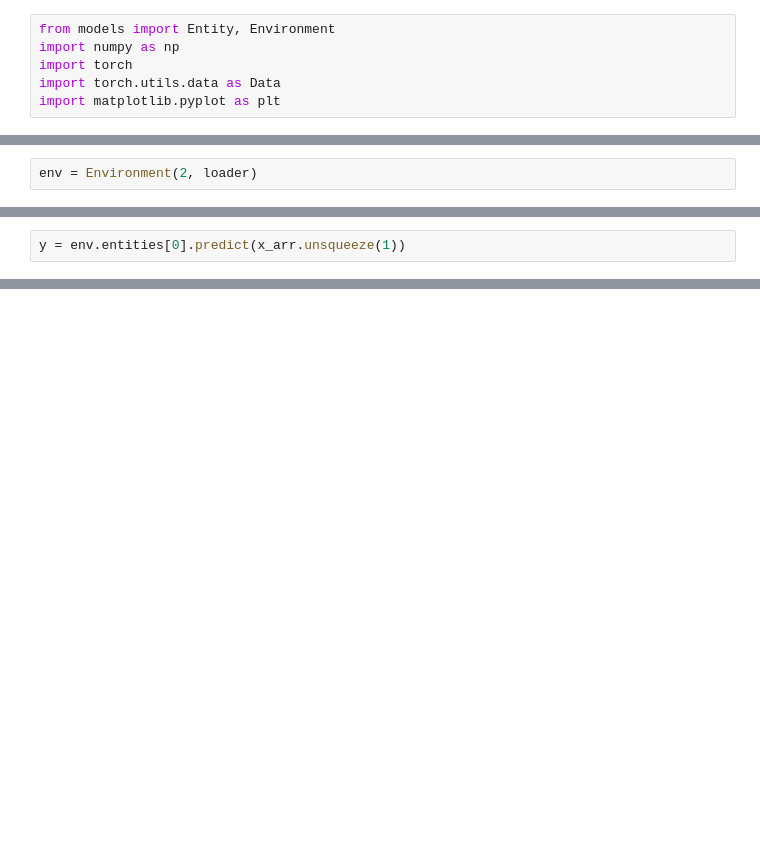
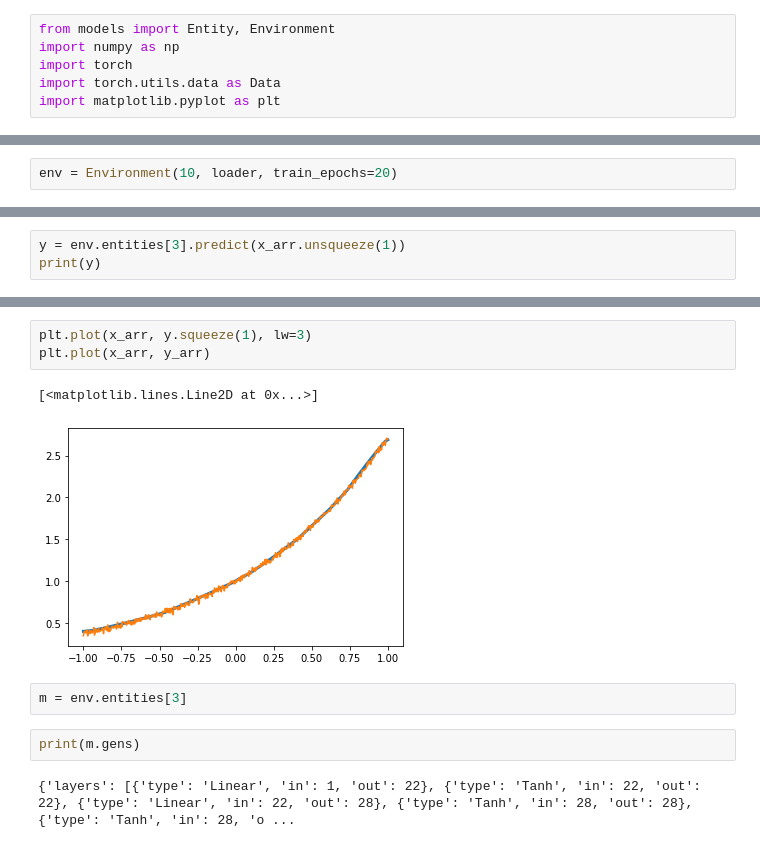
Before and after one commit to NOTfedos/nnga_course_work, a Jupyter notebook: test_env.ipynb, the cells around one changed output, grey strips where cells are left out. Drawn from its saved outputs; the diff is of its cells as text; blank space fills up the shorter version.

```diff
--- a/test_env.ipynb
+++ b/test_env.ipynb
@@ -21,2 +23,2 @@ plt.plot(x_arr, y_arr, marker="o", lw=0, markersize=2)
 # %%
-env = Environment(2, loader)
+env = Environment(10, loader, train_epochs=20)
@@ -31,3 +38,4 @@ env.train_epoch()
 # %%
-y = env.entities[0].predict(x_arr.unsqueeze(1))
+y = env.entities[3].predict(x_arr.unsqueeze(1))
+print(y)
 # %% [output]
@@ -34,0 +59,12 @@ SyntaxError: invalid syntax. Perhaps you forgot a comma? (Temp/ipykernel_3648/52
+# %%
+plt.plot(x_arr, y.squeeze(1), lw=3)
+plt.plot(x_arr, y_arr)
+# %% [output]
+[<matplotlib.lines.Line2D at 0x...>]
+[figure, added]
+# %%
+m = env.entities[3]
+# %%
+print(m.gens)
+# %% [output]
+{'layers': [{'type': 'Linear', 'in': 1, 'out': 22}, {'type': 'Tanh', 'in': 22, 'out': 22}, {'type': 'Linear', 'in': 22, 'out': 28}, {'type': 'Tanh', 'in': 28, 'out': 28}, {'type': 'Tanh', 'in': 28, 'o ...
```
Also changed, not shown: parts of 8 cells of this notebook, 5 other files.
